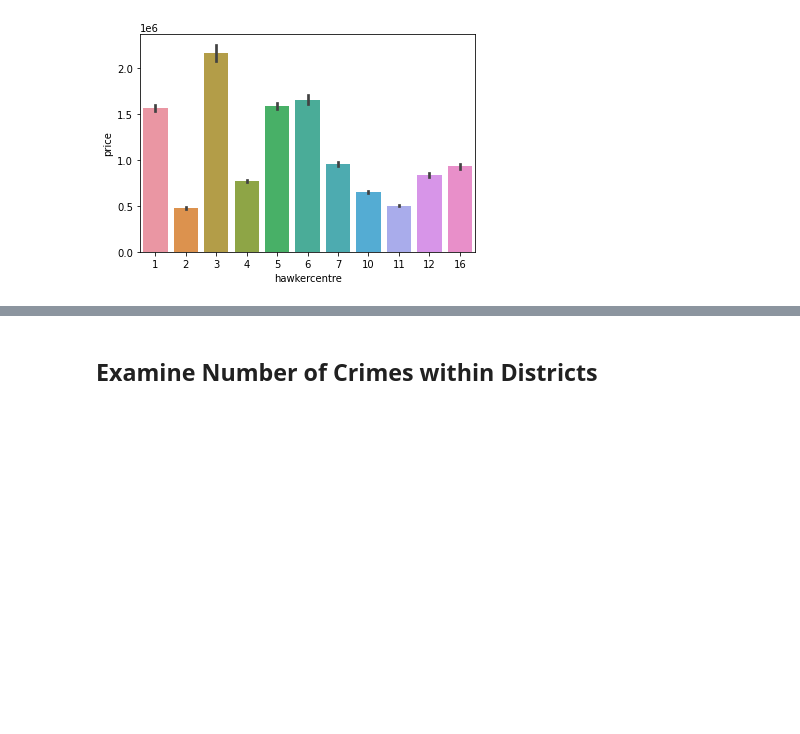
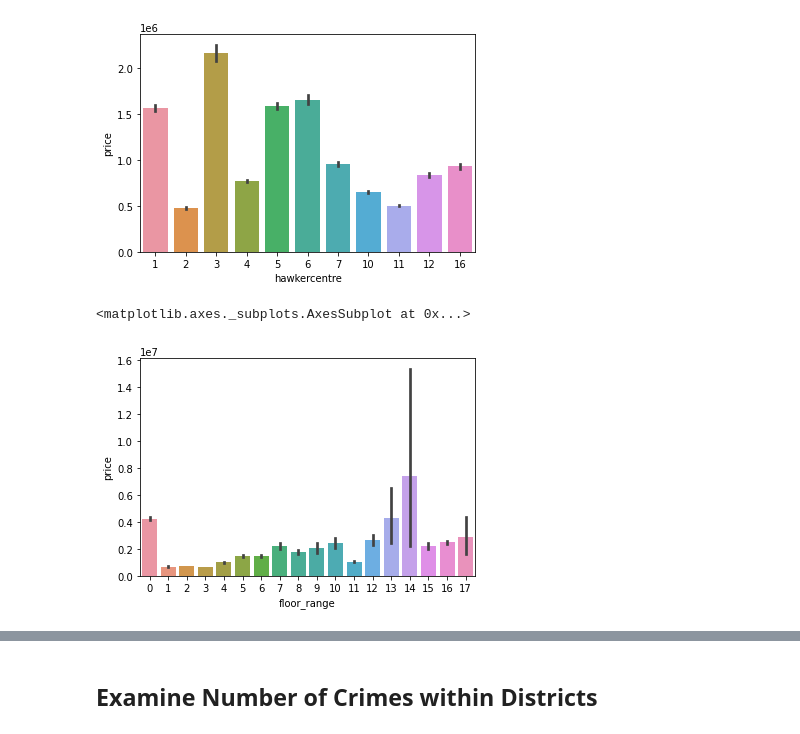
Before and after one commit to nicolepng/BT4222, a Jupyter notebook: Housing_Prices_EDA.ipynb, the cells around one changed output, grey strips where cells are left out. Saved outputs shown, nothing was run; the diff lists cells and outputs as text; code cells hidden in the pictures; blank space fills up the shorter version.

Commit message:
added barplots for more vars

```diff
--- a/Housing_Prices_EDA.ipynb
+++ b/Housing_Prices_EDA.ipynb
@@ -9,7 +9,7 @@ import pandas as pd
 import seaborn as sns
 import matplotlib.pyplot as plt
 import numpy as np
-combined = pd.read_csv("/Users/admin/Desktop/Y3S2/BT4222/combined.csv")
+combined = pd.read_csv("/Users/vickiyew/Documents/BT4222/project/data/combined.csv")
 # %% [markdown]
 ## Descriptive Analysis
 # %%
@@ -165,3 +173,8 @@ sns.barplot(combined["hawkercentre"],combined["price"])
 # %% [output]
 <matplotlib.axes._subplots.AxesSubplot at 0x...>
 [figure]
+# %%
+sns.barplot(combined["floor_range"],combined["price"])
+# %% [output]
+<matplotlib.axes._subplots.AxesSubplot at 0x...>
+[figure, added]
```
Also changed, not shown: parts of 2 cells of this notebook.
